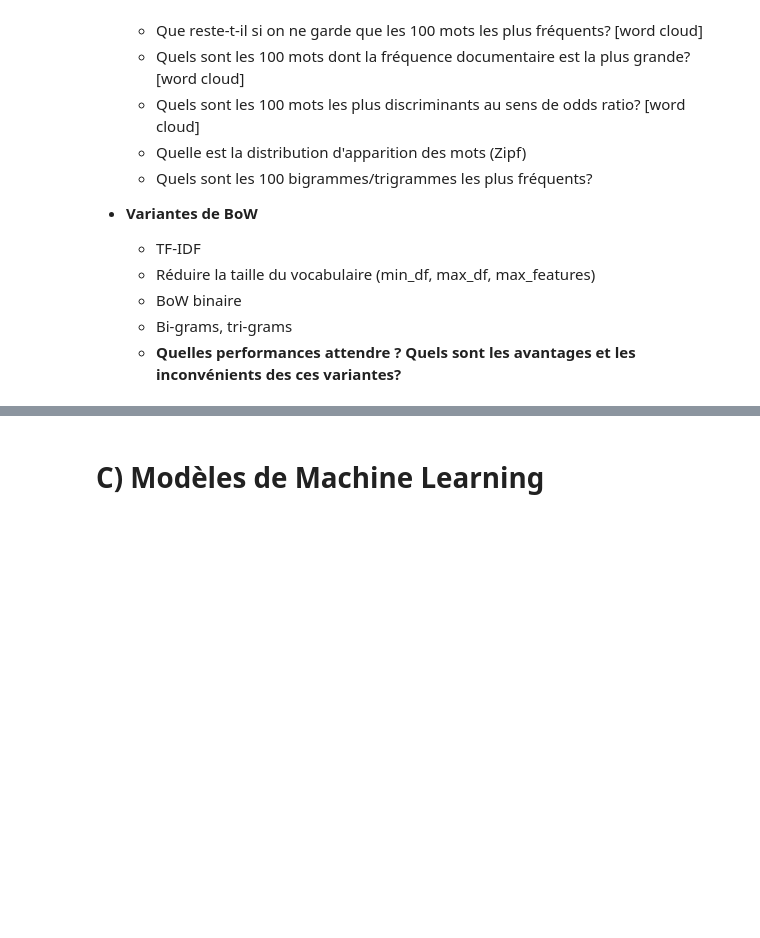
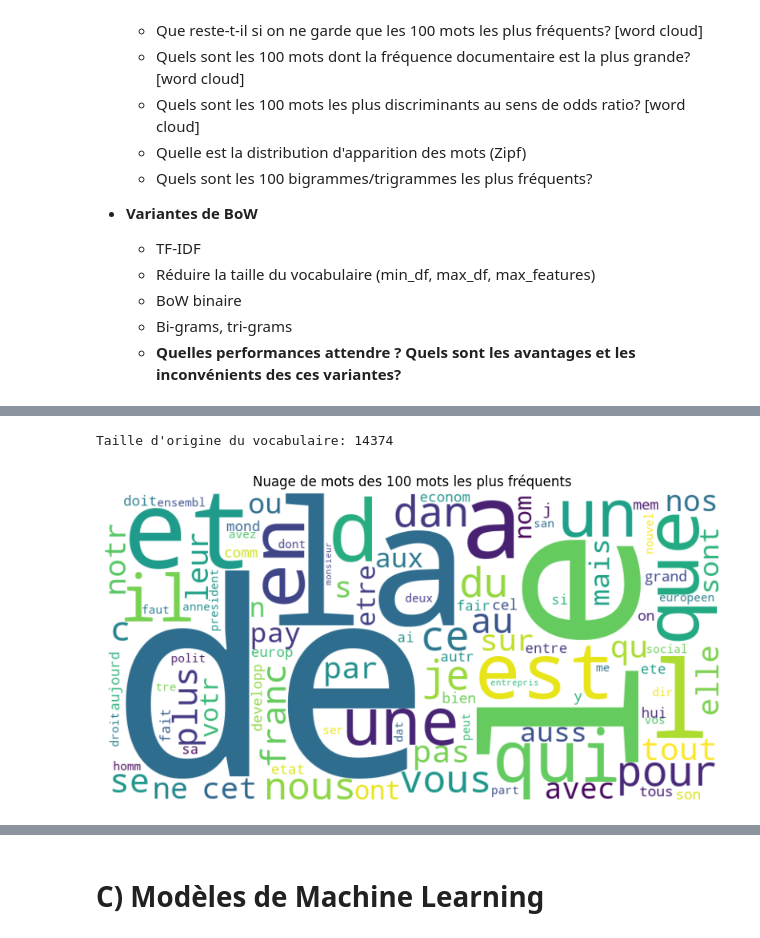
Before and after one commit to TitouanUniLu/projet-RI, a Jupyter notebook: Projet/1_1-BoW-Project.ipynb, the cells around one changed output, grey strips where cells are left out. Saved outputs shown, nothing was run; the diff lists cells and outputs as text; code cells hidden in the pictures; blank space fills up the shorter version.

```diff
--- a/Projet/1_1-BoW-Project.ipynb
+++ b/Projet/1_1-BoW-Project.ipynb
@@ -185,0 +162,78 @@ NotFittedError: Vocabulary not fitted or provided
+# %%
+from sklearn.feature_extraction.text import CountVectorizer,TfidfVectorizer
+from wordcloud import WordCloud
+from collections import Counter
+from nltk.corpus import stopwords
+from sklearn.feature_selection import mutual_info_classif
+import pandas as pd
+
+''' Exploration préliminaire des jeux de données '''
+nltk.download('stopwords')
+
+all_words = ' '.join(alltxts).split()
+
+# frequence de chaque mot avec counter
+word_freq = Counter(all_words)
+
+# Quelle est la taille d'origine du vocabulaire?
+original_vocab_size = len(word_freq)
+print(f"Taille d'origine du vocabulaire: {original_vocab_size}")
+
+# Que reste-t-il si on ne garde que les 100 mots les plus fréquents? [word cloud]
+top_words = word_freq.most_common(100)
+wordcloud = WordCloud(width=800, height=400, background_color='white').generate_from_frequencies(dict(top_words))
+plt.figure(figsize=(10, 5))
+plt.imshow(wordcloud, interpolation='bilinear')
+plt.axis('off')
+plt.title('Nuage de mots des 100 mots les plus fréquents')
+plt.show()
+
+# Quels sont les 100 mots dont la fréquence documentaire est la plus grande? [word cloud]
+final_stopwords_list = stopwords.words('english') + stopwords.words('french')
+tfidf_vectorizer = TfidfVectorizer(max_df=0.8,
+  max_features=200000,
+  min_df=0.2,
+  stop_words=final_stopwords_list,
+  use_idf=True,
+  ngram_range=(1,3))
+vectorizer = CountVectorizer(max_features=100, stop_words=final_stopwords_list)
+X = vectorizer.fit_transform(alltxts)
+feature_names = vectorizer.get_feature_names_out()
+wordcloud_doc_freq = WordCloud(width=800, height=400, background_color='white').generate_from_frequencies(dict(zip(feature_names, X.sum(axis=0).A1)))
+#display
+plt.figure(figsize=(10, 5))
+plt.imshow(wordcloud_doc_freq, interpolation='bilinear')
+plt.axis('off')
+plt.title('Nuage de mots des 100 mots avec la fréquence documentaire la plus grande')
+plt.show()
+
+#Quels sont les 100 mots les plus discriminants au sens de odds ratio? [word cloud]
+#odds ratio == la probabilité d'occurrence d'un mot dans une classe par rapport à une autre classe
+#WITH STOP WORDS
+vectorizer_c = CountVectorizer()
+X_f = vectorizer_c.fit_transform(alltxts)
+mutual_info = mutual_info_classif(X_f, alllabs)
+top_indices = sorted(range(len(mutual_info)), key=lambda i: mutual_info[i], reverse=True)[:100]
+
+top_discriminant_words = [(vectorizer_c.get_feature_names_out()[i], mutual_info[i]) for i in top_indices]
+wordcloud_discriminant = WordCloud(width=800, height=400, background_color='white').generate_from_frequencies(dict(top_discriminant_words))
+plt.figure(figsize=(10, 5))
+plt.imshow(wordcloud_discriminant, interpolation='bilinear')
+plt.axis('off')
+plt.title('Nuage de mots des 100 mots avec la fréquence documentaire la plus grande')
+plt.show()
+
+#WITHOUT STOPWORDS
+vectorizer_c = CountVectorizer(stop_words=final_stopwords_list)
+X = vectorizer_c.fit_transform(alltxts)
+mutual_info = mutual_info_classif(X, alllabs)
+top_indices = sorted(range(len(mutual_info)), key=lambda i: mutual_info[i], reverse=True)[:100]
+top_discriminant_words = [(vectorizer_c.get_feature_names_out()[i], mutual_info[i]) for i in top_indices]
+
+wordcloud_discriminant = WordCloud(width=800, height=400, background_color='white').generate_from_frequencies(dict(top_discriminant_words))
+plt.figure(figsize=(10, 5))
+plt.imshow(wordcloud_discriminant, interpolation='bilinear')
+plt.axis('off')
+plt.title('Nuage de mots des 100 mots les plus discriminants (sans stop words) par information mutuelle')
+plt.show()
+# %% [output]
@@ -185,0 +243,2 @@ NotFittedError: Vocabulary not fitted or provided
+Taille d'origine du vocabulaire: 14374
+[figure, added]
```
Also changed, not shown: parts of 5 cells of this notebook.
